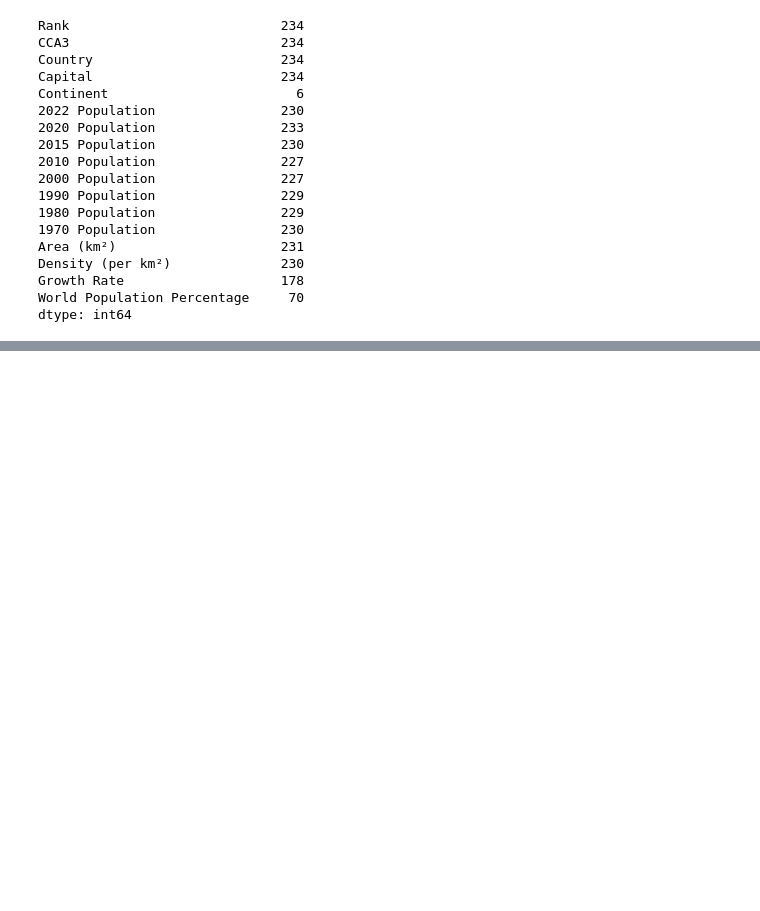
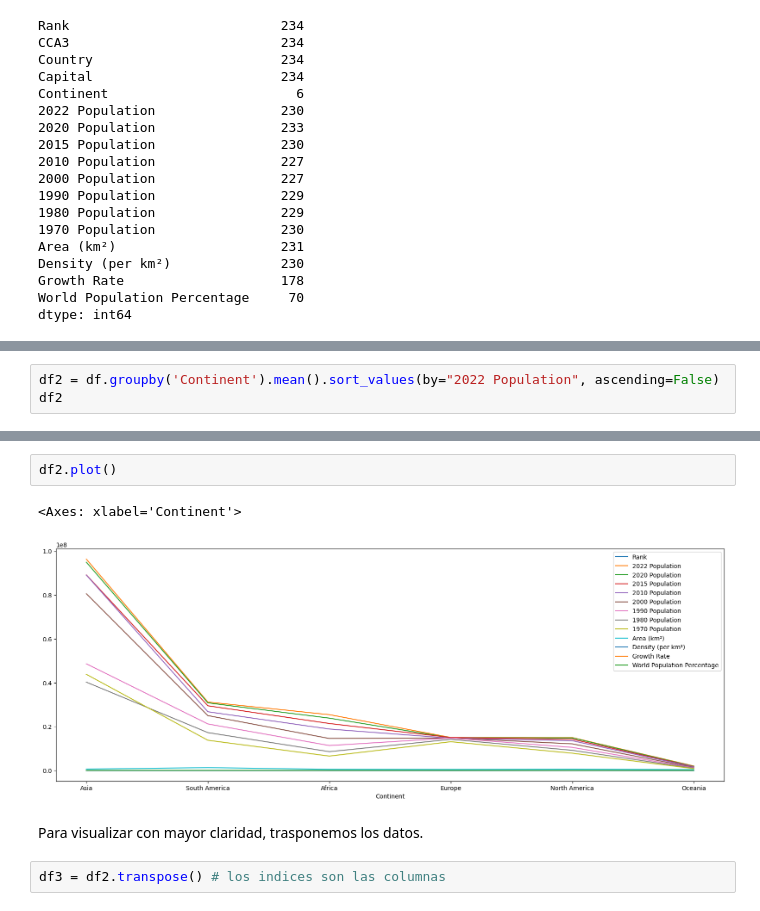
Before and after one commit to martinmalandra/pandas-by-alex-freberg, a Jupyter notebook: edaInPandas.ipynb, the cells around one changed output, grey strips where cells are left out. Cells and saved outputs as stored; diff of their text form; blank space fills up the shorter version.

```diff
--- a/edaInPandas.ipynb
+++ b/edaInPandas.ipynb
@@ -109,0 +235,3 @@ dtype: int64
+# %%
+df2 = df.groupby('Continent').mean().sort_values(by="2022 Population", ascending=False)
+df2
@@ -109,0 +247,9 @@ dtype: int64
+# %%
+df2.plot()
+# %% [output]
+<Axes: xlabel='Continent'>
+[figure, added]
+# %% [markdown]
+Para visualizar con mayor claridad, trasponemos los datos.
+# %%
+df3 = df2.transpose() # los indices son las columnas
```
Also changed, not shown: parts of 23 cells of this notebook.
